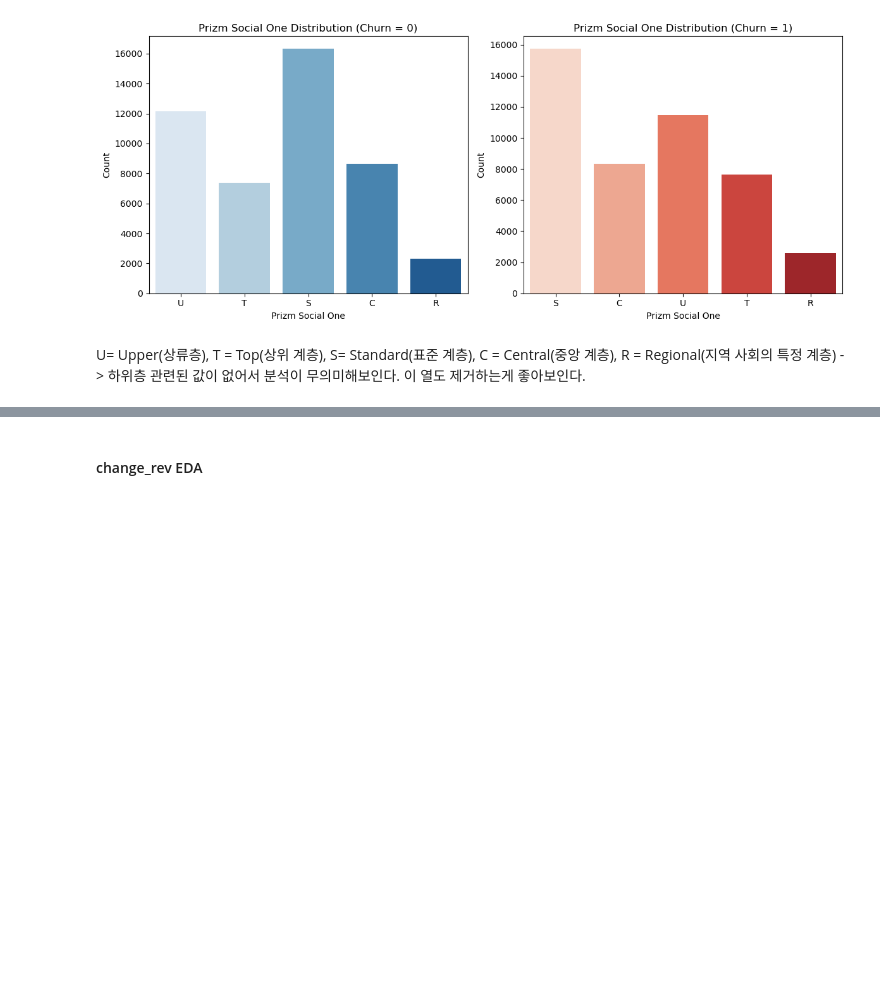
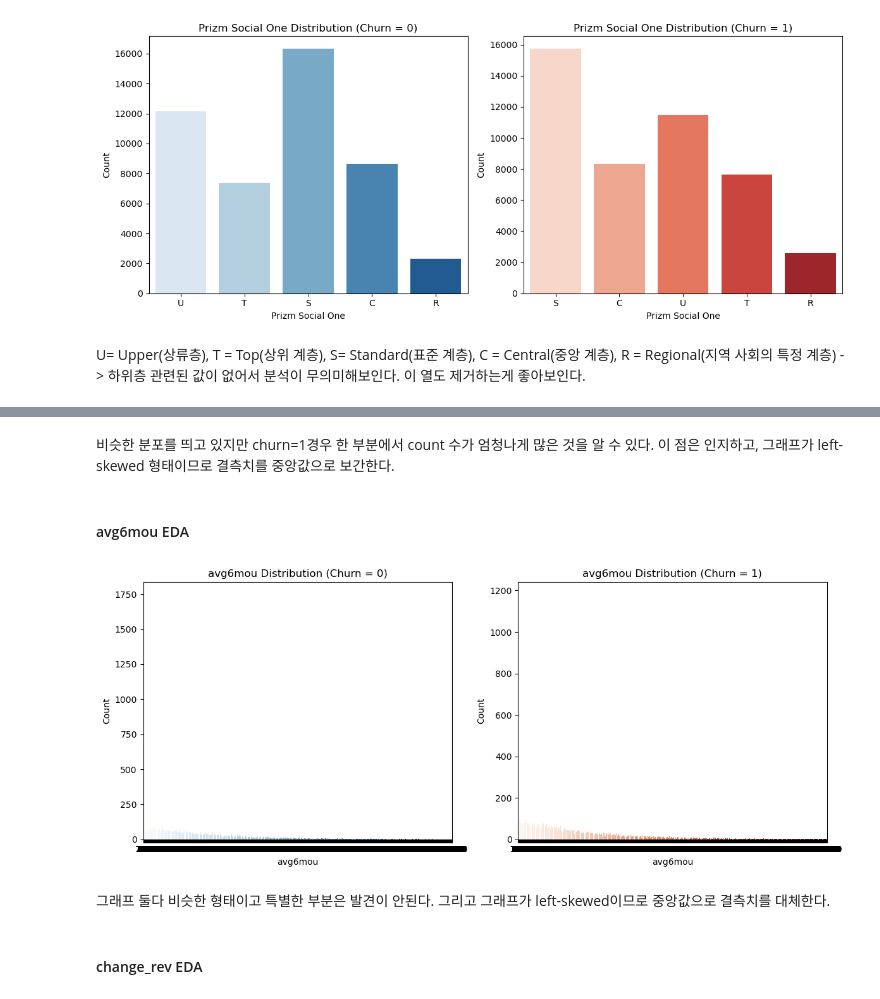
Before and after one commit to seojeongyoo/Dgu-25-1-modelling, a Jupyter notebook: 전처리 및 EDA.ipynb, the cells around one changed output, grey strips where cells are left out. Drawn from its saved outputs; the diff is of its cells as text; code cells hidden in the pictures; blank space fills up the shorter version.

```diff
--- a/전처리 및 EDA.ipynb
+++ b/전처리 및 EDA.ipynb
@@ -333,0 +401,36 @@ U= Upper(상류층), T = Top(상위 계층), S= Standard(표준 계층), C = Cen
+# %% [markdown]
+비슷한 분포를 띄고 있지만 churn=1경우 한 부분에서 count 수가 엄청나게 많은 것을 알 수 있다. 이 점은 인지하고, 그래프가 left-skewed 형태이므로 결측치를 중앙값으로 보간한다.
+# %% [markdown]
+#### avg6mou EDA
+# %%
+import seaborn as sns
+import matplotlib.pyplot as plt
+
+# 결측치 제거
+df_filtered = df.dropna(subset=['avg6mou', 'churn'])
+
+# Churn 조건으로 나누기
+avg6mou_0 = df_filtered[df_filtered['churn'] == 0]['avg6mou']
+avg6mou_1 = df_filtered[df_filtered['churn'] == 1]['avg6mou']
+
+# 카운트 플롯
+plt.figure(figsize=(12, 5))
+
+plt.subplot(1, 2, 1)
+sns.countplot(x=avg6mou_0, palette='Blues')
+plt.title('avg6mou Distribution (Churn = 0)')
+plt.xlabel('avg6mou')
+plt.ylabel('Count')
+
+plt.subplot(1, 2, 2)
+sns.countplot(x=avg6mou_1, palette='Reds')
+plt.title('avg6mou Distribution (Churn = 1)')
+plt.xlabel('avg6mou')
+plt.ylabel('Count')
+
+plt.tight_layout()
+plt.show()
+# %% [output]
+[figure, added]
+# %% [markdown]
+그래프 둘다 비슷한 형태이고 특별한 부분은 발견이 안된다. 그리고 그래프가 left-skewed이므로 중앙값으로 결측치를 대체한다.
```
Also changed, not shown: parts of 23 cells of this notebook.
